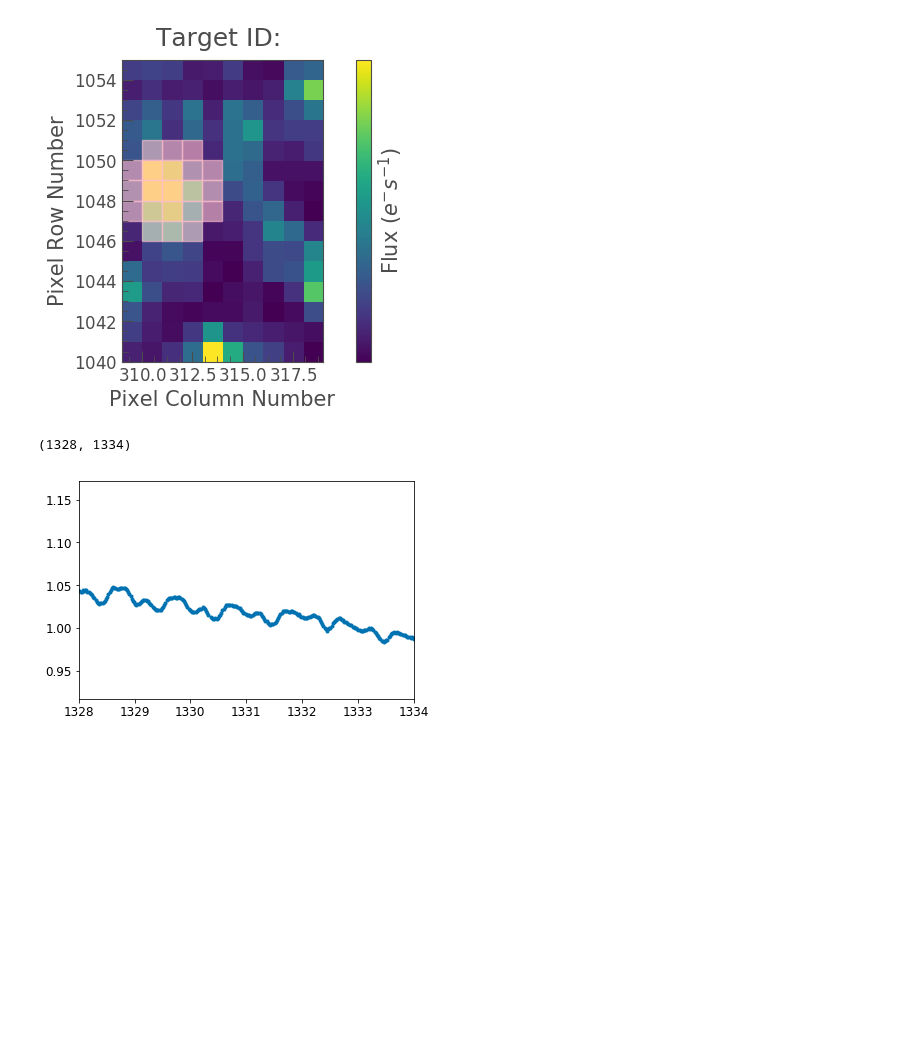
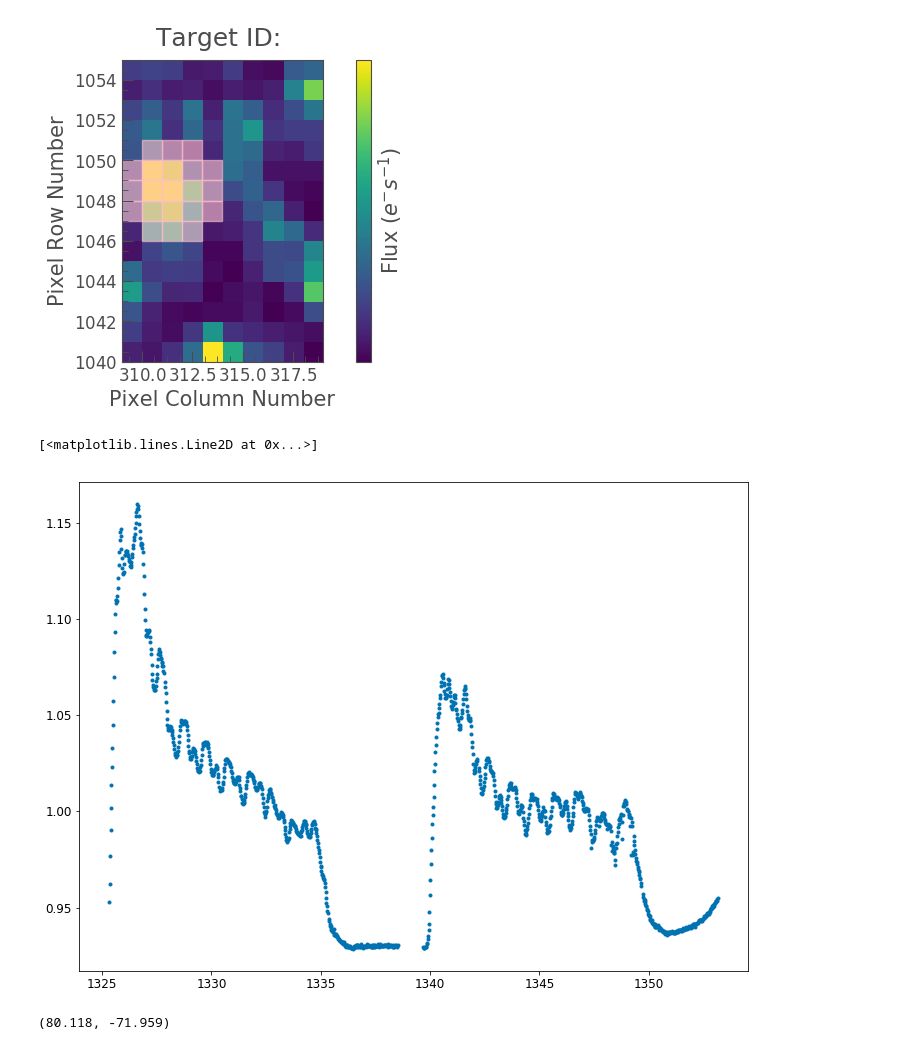
Before and after one commit to benjaminpope/superstars, a Jupyter notebook: notebooks/xrbs.ipynb, the cells around one changed output. Drawn from its saved outputs; the diff is of its cells as text; code cells hidden in the pictures; blank space fills up the shorter version.

```diff
--- a/notebooks/xrbs.ipynb
+++ b/notebooks/xrbs.ipynb
@@ -116,7 +122,7 @@ Table masked=True length=6
 # %% [markdown]
 ### Sweet! LMC X-2 has been observed.
 # %%
-fname_data = '../data/tess-s0001-4-2_80.118_-71.959_10x15_astrocut.fits'
+fname_data = '../data/tess-s0001-4-2_80.11683333_-71.96480556_10x15_astrocut.fits'
 # %%
 tpf = TessTargetPixelFile.from_fits(fname_data)
 # %%
@@ -146,7 +152,11 @@ lc.data_header = tpf.hdu[1].header
 # %%
 plt.plot(lc.time, lc.flux/np.nanmedian(lc.flux),'.')
 # plt.ylim(0.9,1.1)
-plt.xlim(1328,1334)
+# plt.xlim(1328,1334)
 # %% [output]
-(1328, 1334)
+[<matplotlib.lines.Line2D at 0x...>]
-[figure, old version]
+[figure, new version]
+# %%
+tpf.ra, tpf.dec
+# %% [output]
+(80.118, -71.959)
```
Also changed, not shown: parts of 2 cells of this notebook, 4 other files.
